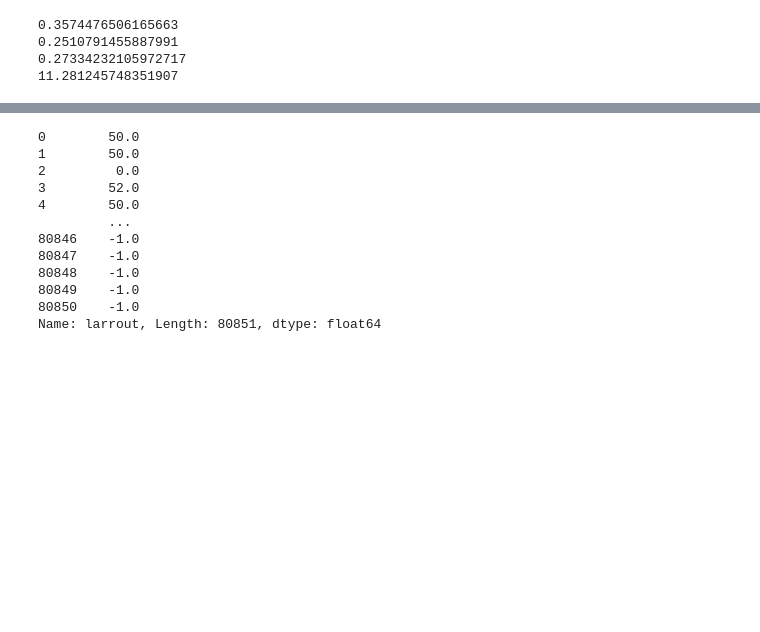
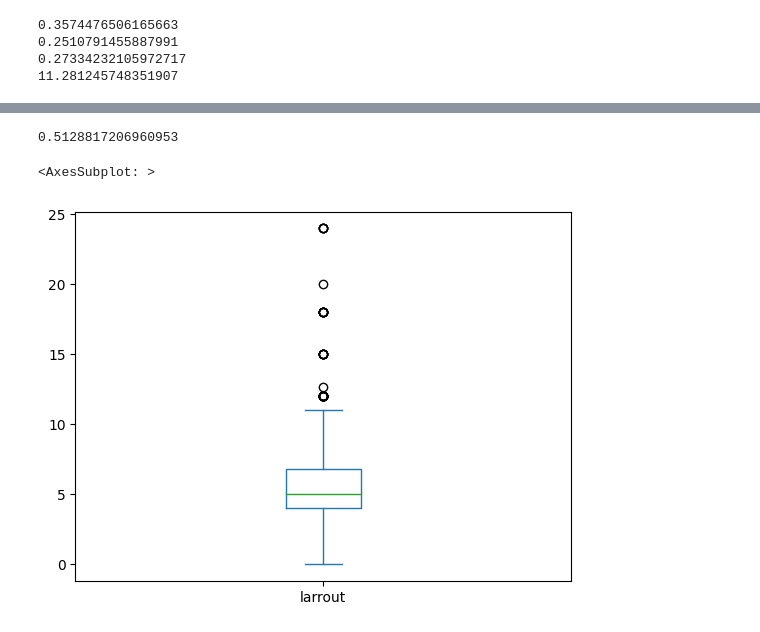
Before and after one commit to YoanGab/challenge_ia_accidentologie_velos, a Jupyter notebook: notebook/get_dataset.ipynb, the cells around one changed output, grey strips where cells are left out. Drawn from its saved outputs; the diff is of its cells as text; code cells hidden in the pictures; blank space fills up the shorter version.

```diff
--- a/notebook/get_dataset.ipynb
+++ b/notebook/get_dataset.ipynb
@@ -22,9 +26,9 @@ class AccidentData:
         self.selected_features = ["Num_Acc","jour","mois","an","lum","agg","int","atm","col",
                                     "catr","circ","nbv","vosp","prof","plan","larrout",
                                     "surf","infra","situ","vma","catv","obs","obsm",
-                                    "choc","manv","grav","manv2","catv2","obs2","obsm2","choc2"]
+                                    "choc","manv","grav","manv2","catv2","obs2","obsm2","choc2","sinc"]
         # Lecture des URLs à partir du fichier JSON
-        self.read_urls()
+        self.get_json_files()
         # Années pour lesquelles il y a des données disponibles
         self.years = list(self.urls["usagers"].keys())
         # Vérification et contrôle des données
@@ -280,15 +324,11 @@ Name: prof, dtype: int64
+# %%
+df_selected.larrout.isna().sum()/df_selected.shape[0]
+# %% [output]
+0.5128817206960953
 # %%
-df_selected.larrout.apply(lambda x: str(x).replace(",",".")).astype("float")
+df_final["larrout"] = df_final.larrout.apply(lambda x: str(x).replace(",",".")).astype("float")
+df_final["larrout"] = df_final["larrout"].replace({-1:np.NaN})
+df_final[df_final["an"]>=2020].larrout.plot(kind="box")
 # %% [output]
-0        50.0
-1        50.0
-2         0.0
-3        52.0
-4        50.0
-         ...
-80846    -1.0
-80847    -1.0
-80848    -1.0
-80849    -1.0
-80850    -1.0
-Name: larrout, Length: 80851, dtype: float64
+<AxesSubplot: >
+[figure, added]
```
Also changed, not shown: parts of 14 cells of this notebook.
